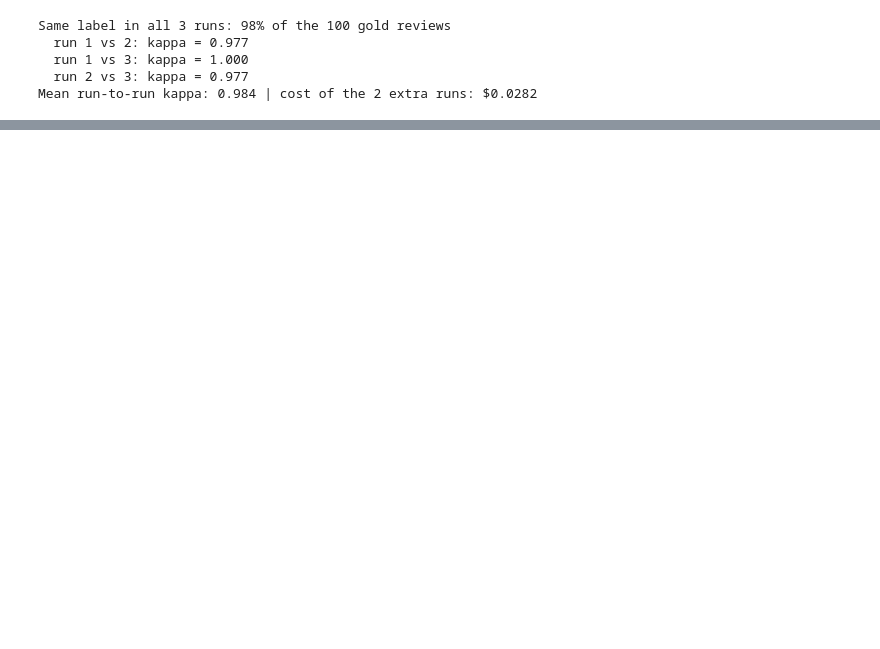
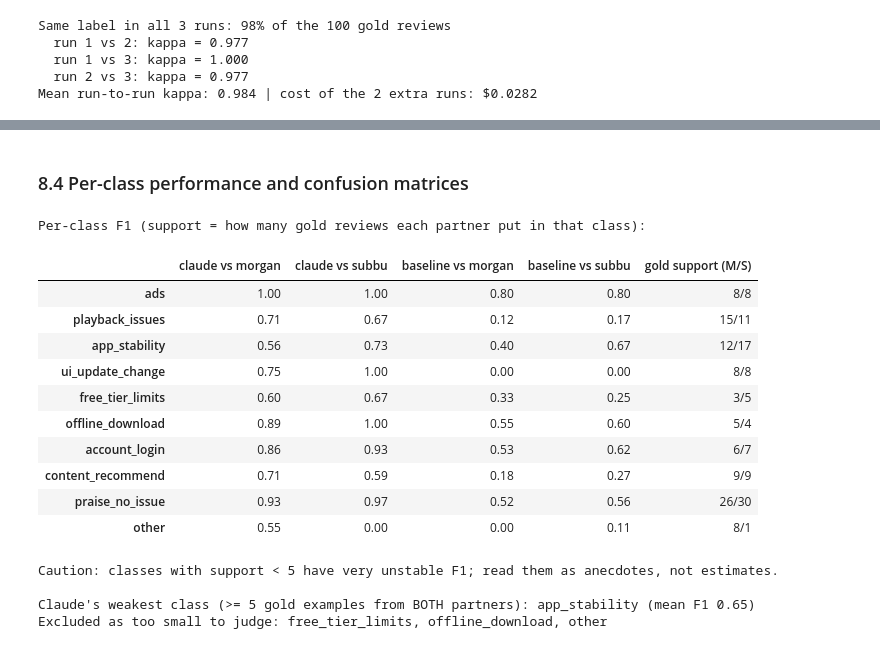
Before and after one commit to morghendy12/spotify_reviews_project, a Jupyter notebook: notebooks/spotify_review_triage.ipynb, the cells around one changed output, grey strips where cells are left out. Cells and saved outputs as stored; diff of their text form; code cells hidden in the pictures; blank space fills up the shorter version.

```diff
--- a/notebooks/spotify_review_triage.ipynb
+++ b/notebooks/spotify_review_triage.ipynb
@@ -972,0 +1130,22 @@ Mean run-to-run kappa: 0.984 | cost of the 2 extra runs: $0.0282
+# %%
+THRESHOLD_SDS = 1
+mdd_rows = []
+for mname in ["accuracy", "macro_F1", "kappa"]:
+    rater_gaps = np.concatenate([np.abs(boot_store[(s, "morgan", mname)] - boot_store[(s, "subbu", mname)])
+                                 for s in ["claude", "baseline"]])
+    mdd = np.nanmean(rater_gaps) + THRESHOLD_SDS * np.nanstd(rater_gaps)
+    # Paired gap: Claude minus baseline, averaged over both references, on the same resamples
+    gap_bs = np.mean([boot_store[("claude", r, mname)] - boot_store[("baseline", r, mname)] for r in ["morgan", "subbu"]], axis=0)
+    gap = avg.loc["claude", mname] - avg.loc["baseline", mname]
+    lo, hi = np.nanpercentile(gap_bs, [2.5, 97.5])
+    mdd_rows.append({"metric": mname, "Claude": avg.loc["claude", mname], "baseline": avg.loc["baseline", mname],
+                     "gap": gap, "MDD": mdd, "gap > MDD?": "YES" if gap > mdd else "NO",
+                     "gap 95% CI": f"[{lo:.2f}, {hi:.2f}]", "CI excludes 0?": "YES" if lo > 0 or hi < 0 else "NO"})
+mdd_table = pd.DataFrame(mdd_rows).set_index("metric")
+display(mdd_table.round(3))
+mdd_table.round(4).to_csv(ROOT / "outputs" / "tables" / "mdd_claude_vs_baseline.csv")
+
+# Claude vs. the human ceiling: is Claude's agreement with a human close to human-human agreement?
+claude_k = avg.loc["claude", "kappa"]
+print(f"Human-human kappa {hh_kappa:.3f} vs. mean human-Claude kappa {claude_k:.3f}: gap {hh_kappa - claude_k:+.3f} "
+      f"(kappa MDD {mdd_table.loc['kappa', 'MDD']:.3f} -> {'within' if abs(hh_kappa - claude_k) <= mdd_table.loc['kappa', 'MDD'] else 'outside'} rater noise)")
@@ -972,0 +1159,37 @@ Mean run-to-run kappa: 0.984 | cost of the 2 extra runs: $0.0282
+# %% [markdown]
+### 8.4 Per-class performance and confusion matrices
+# %%
+def per_class(system, ref):
+    p, r, f, sup = precision_recall_fscore_support(ev[ref], preds(system, ref), labels=list(LABELS), zero_division=0)
+    return pd.DataFrame({"precision": p, "recall": r, "F1": f, "support": sup}, index=list(LABELS))
+
+pc = pd.concat({f"{s} vs {r}": per_class(s, r) for s in ["claude", "baseline"] for r in ["morgan", "subbu"]}, axis=1)
+f1_view = pc.xs("F1", axis=1, level=1).round(2)
+f1_view["gold support (M/S)"] = pc[("claude vs morgan", "support")].astype(str) + "/" + pc[("claude vs subbu", "support")].astype(str)
+print("Per-class F1 (support = how many gold reviews each partner put in that class):")
+display(f1_view)
+print("Caution: classes with support < 5 have very unstable F1; read them as anecdotes, not estimates.")
+pc.round(4).to_csv(ROOT / "outputs" / "tables" / "per_class_metrics.csv")
+
+weak = f1_view[["claude vs morgan", "claude vs subbu"]].mean(axis=1)
+enough = (pc[("claude vs morgan", "support")] >= 5) & (pc[("claude vs subbu", "support")] >= 5)   # both partners need >= 5 examples
+weak = weak[enough].sort_values()
+print(f"\nClaude's weakest class (>= 5 gold examples from BOTH partners): {weak.index[0]} (mean F1 {weak.iloc[0]:.2f})")
+print(f"Excluded as too small to judge: {', '.join(f1_view.index[~enough])}")
+# %% [output]
+Per-class F1 (support = how many gold reviews each partner put in that class):
+|  | claude vs morgan | claude vs subbu | baseline vs morgan | baseline vs subbu | gold support (M/S) |
+| ads | 1.00 | 1.00 | 0.80 | 0.80 | 8/8 |
+| playback_issues | 0.71 | 0.67 | 0.12 | 0.17 | 15/11 |
+| app_stability | 0.56 | 0.73 | 0.40 | 0.67 | 12/17 |
+| ui_update_change | 0.75 | 1.00 | 0.00 | 0.00 | 8/8 |
+| free_tier_limits | 0.60 | 0.67 | 0.33 | 0.25 | 3/5 |
+| offline_download | 0.89 | 1.00 | 0.55 | 0.60 | 5/4 |
+| account_login | 0.86 | 0.93 | 0.53 | 0.62 | 6/7 |
+| content_recommend | 0.71 | 0.59 | 0.18 | 0.27 | 9/9 |
+| praise_no_issue | 0.93 | 0.97 | 0.52 | 0.56 | 26/30 |
+| other | 0.55 | 0.00 | 0.00 | 0.11 | 8/1 |
+Caution: classes with support < 5 have very unstable F1; read them as anecdotes, not estimates.
+
+Claude's weakest class (>= 5 gold examples from BOTH partners): app_stability (mean F1 0.65)
+Excluded as too small to judge: free_tier_limits, offline_download, other
```
Also changed, not shown: parts of 16 cells of this notebook, 5 other files.
